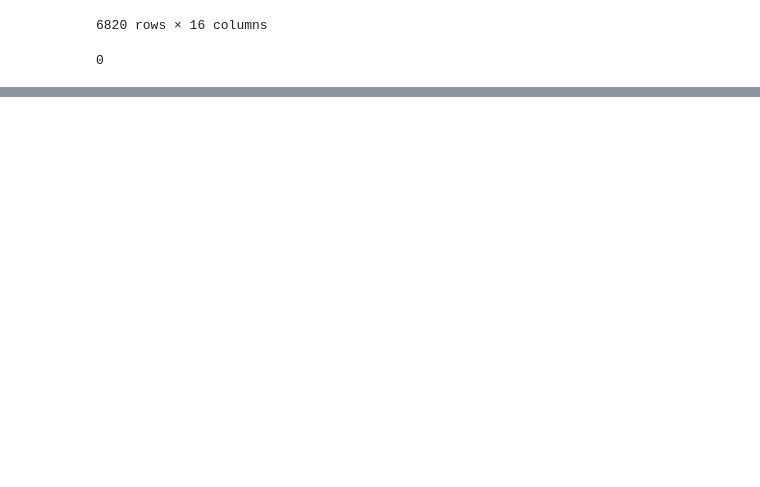
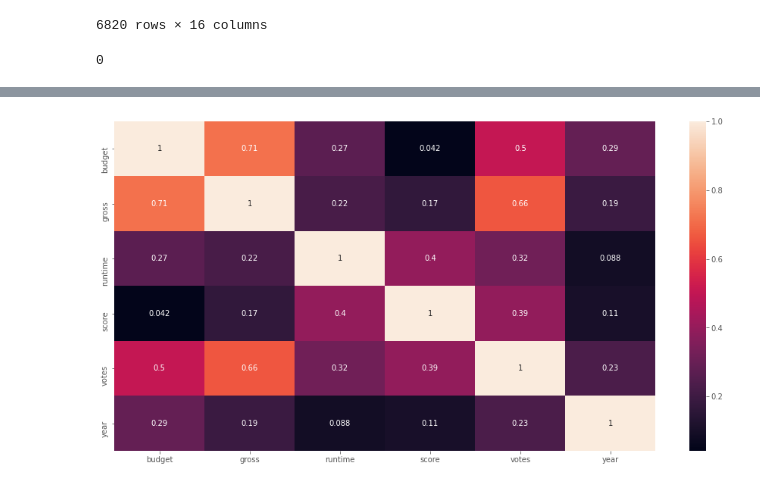
Before and after one commit to sebakirill/Correlation-in-movies, a Jupyter notebook: code/Untitled.ipynb, the cells around one changed output, grey strips where cells are left out. Drawn from its saved outputs; the diff is of its cells as text; code cells hidden in the pictures; blank space fills up the shorter version.

Commit message:
Correlation of numerical data

```diff
--- a/code/Untitled.ipynb
+++ b/code/Untitled.ipynb
@@ -3,6 +3,18 @@
 
 import pandas as pd
 import numpy as np
+import seaborn as sns
+
+import matplotlib.pyplot as plt
+import matplotlib.mlab as mlab
+import matplotlib
+plt.style.use('ggplot')
+from matplotlib.pyplot import figure
+
+%matplotlib inline
+matplotlib.rcParams['figure.figsize'] = (16,8)
+
+pd.options.mode.chained_assignment = None
 # %%
 #Read in the data
 
@@ -86,3 +98,8 @@ df
 df.duplicated(subset=['name', 'company', 'released']).sum()
 # %% [output]
 0
+# %%
+#Correlation of data
+
+correlation_matrix = df.corr()
+correlation_matrix
@@ -88,0 +114,5 @@ df.duplicated(subset=['name', 'company', 'released']).sum()
+# %%
+sns.heatmap(correlation_matrix, annot=True)
+plt.show()
+# %% [output]
+[figure, added]
```
Also changed, not shown: parts of 4 cells of this notebook.
